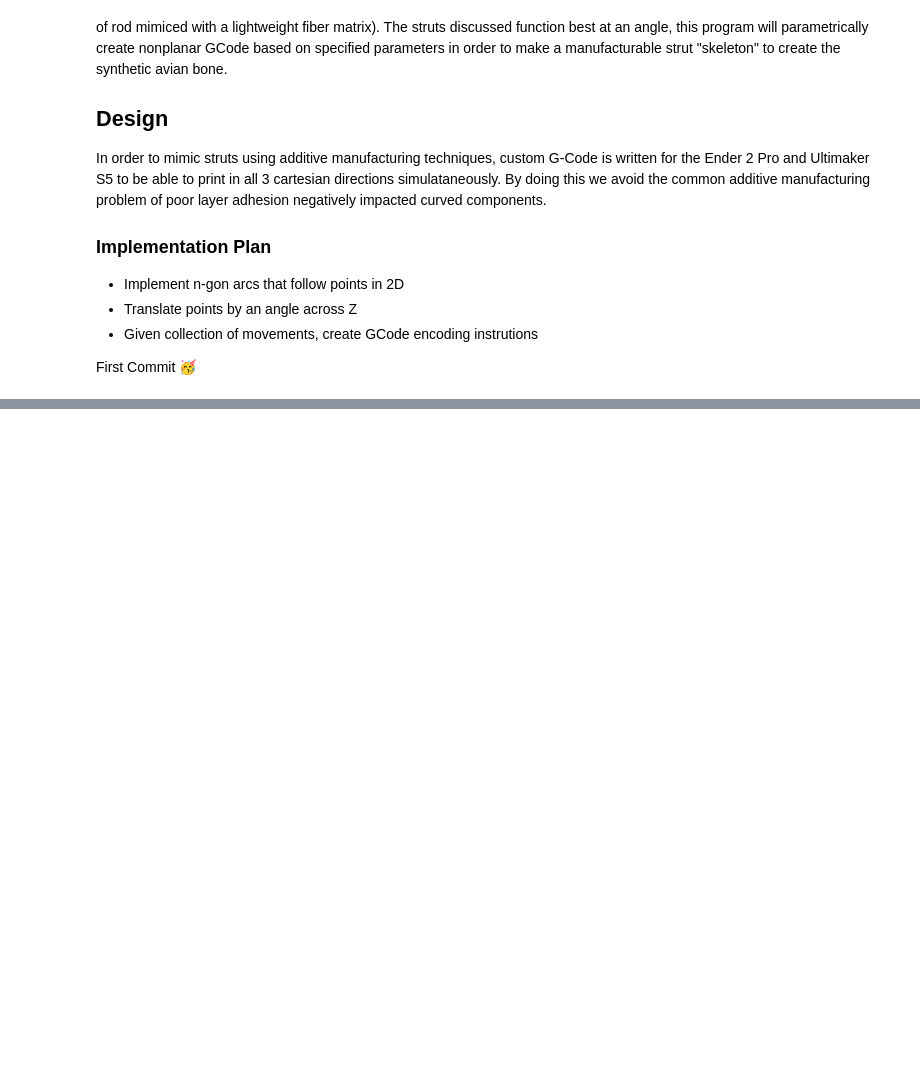
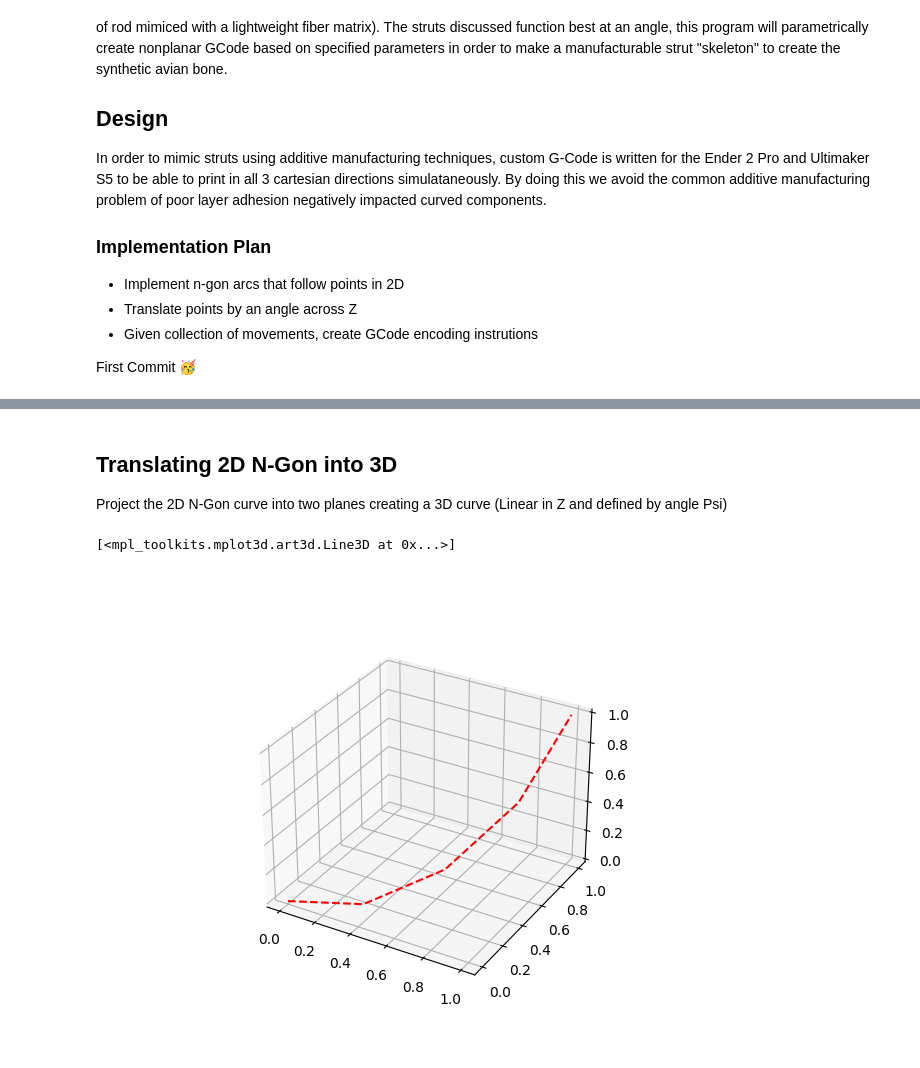
Before and after one commit to afornelas/Nonplanar-GCode, a Jupyter notebook: Nonplanar G-Code Experiment.ipynb, the cells around one changed output, grey strips where cells are left out. Saved outputs shown, nothing was run; the diff lists cells and outputs as text; code cells hidden in the pictures; blank space fills up the shorter version.

```diff
--- a/Nonplanar G-Code Experiment.ipynb
+++ b/Nonplanar G-Code Experiment.ipynb
@@ -70,0 +75,22 @@ Text(0, 0.5, 'z-axis')
+# %% [markdown]
+## Translating 2D N-Gon into 3D
+
+Project the 2D N-Gon curve into two planes creating a 3D curve (Linear in Z and defined by angle Psi)
+# %%
+import numpy as np
+import matplotlib.pyplot as plt
+%matplotlib widget
+
+
+# Plot Sphere
+
+fig = plt.figure()
+ax = plt.axes(projection ='3d')
+
+# Make data
+
+# Plot the surface
+ax.plot(points_x,points_z,points_z, 'r--')
+# %% [output]
+[<mpl_toolkits.mplot3d.art3d.Line3D at 0x...>]
+[figure, added]
```
Also changed, not shown: parts of 8 cells of this notebook.
